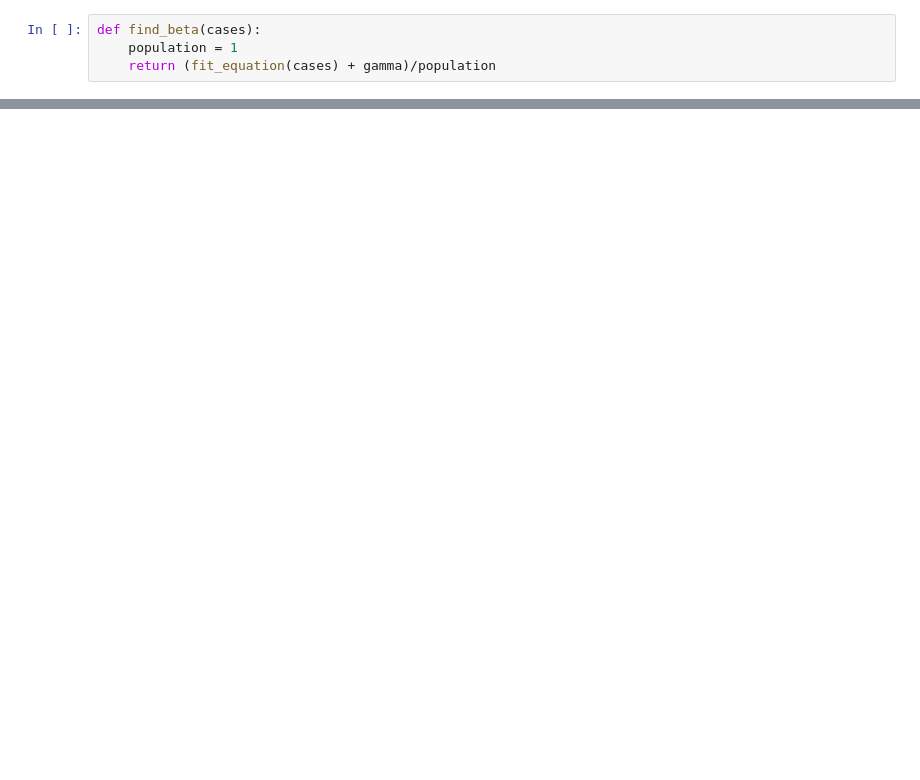
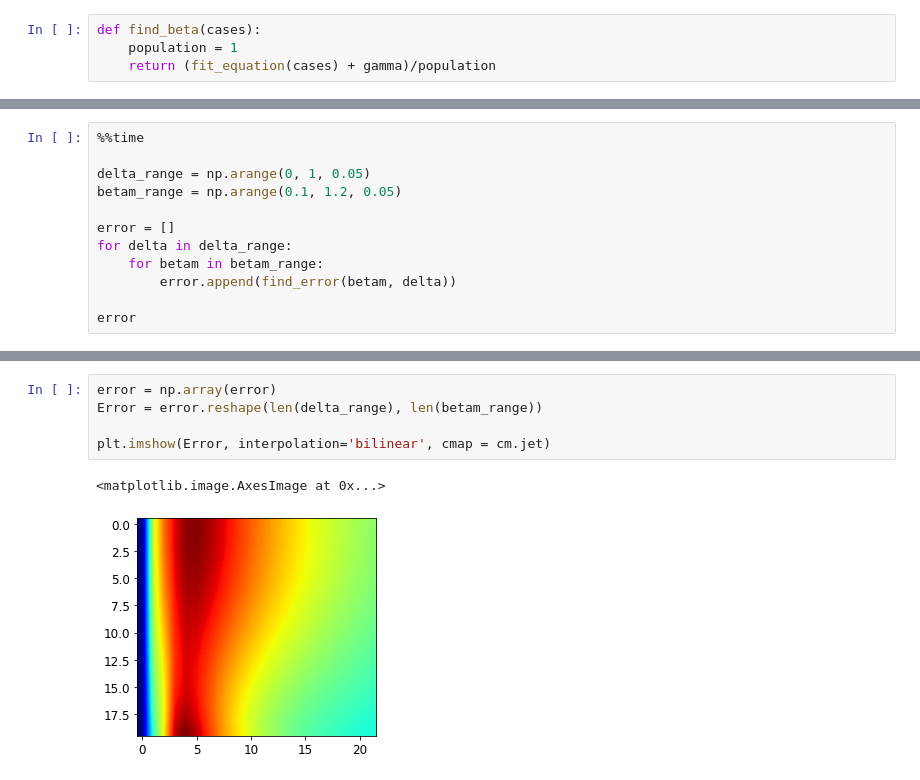
Before and after one commit to ParimahSafarian/Inequality-and-COVID-19, a Jupyter notebook: Fitting_Examiniation.ipynb, the cells around one changed output, grey strips where cells are left out. Cells and saved outputs as stored; diff of their text form; blank space fills up the shorter version.

```diff
--- a/Fitting_Examiniation.ipynb
+++ b/Fitting_Examiniation.ipynb
@@ -147,0 +230,12 @@ plt.legend()
+# %%
+%%time
+
+delta_range = np.arange(0, 1, 0.05)
+betam_range = np.arange(0.1, 1.2, 0.05)
+
+error = []
+for delta in delta_range:
+    for betam in betam_range:
+        error.append(find_error(betam, delta))
+
+error
@@ -147,0 +261,8 @@ plt.legend()
+# %%
+error = np.array(error)
+Error = error.reshape(len(delta_range), len(betam_range))
+
+plt.imshow(Error, interpolation='bilinear', cmap = cm.jet)
+# %% [output]
+<matplotlib.image.AxesImage at 0x...>
+[figure, added]
```
Also changed, not shown: parts of 19 cells of this notebook.
